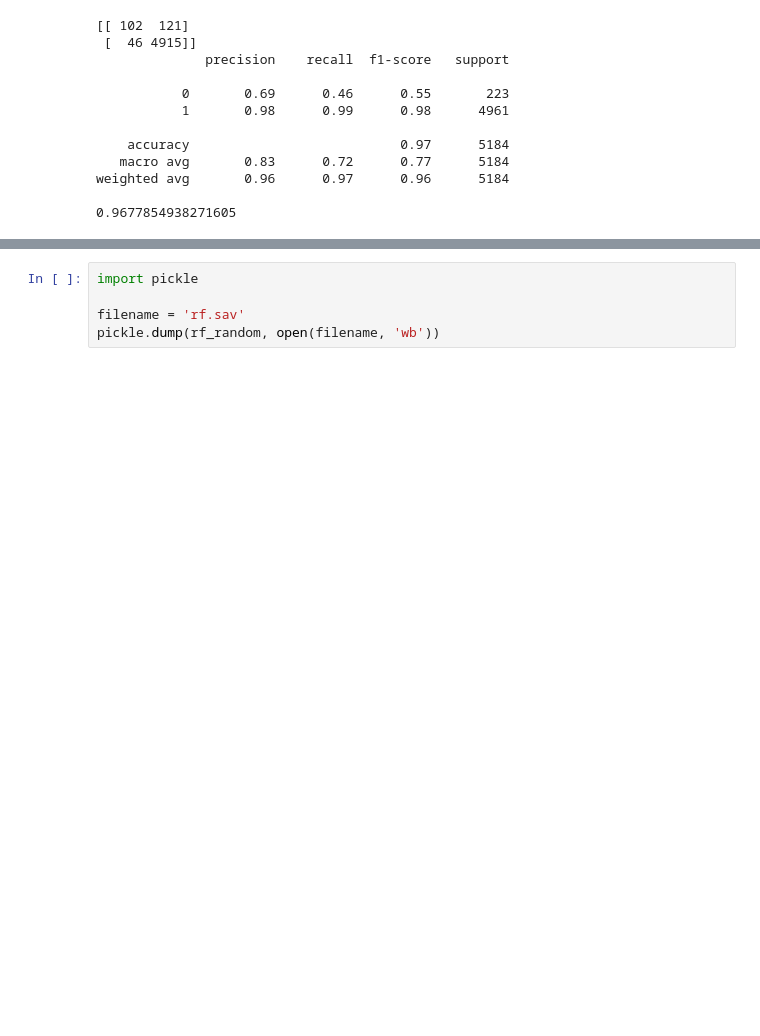
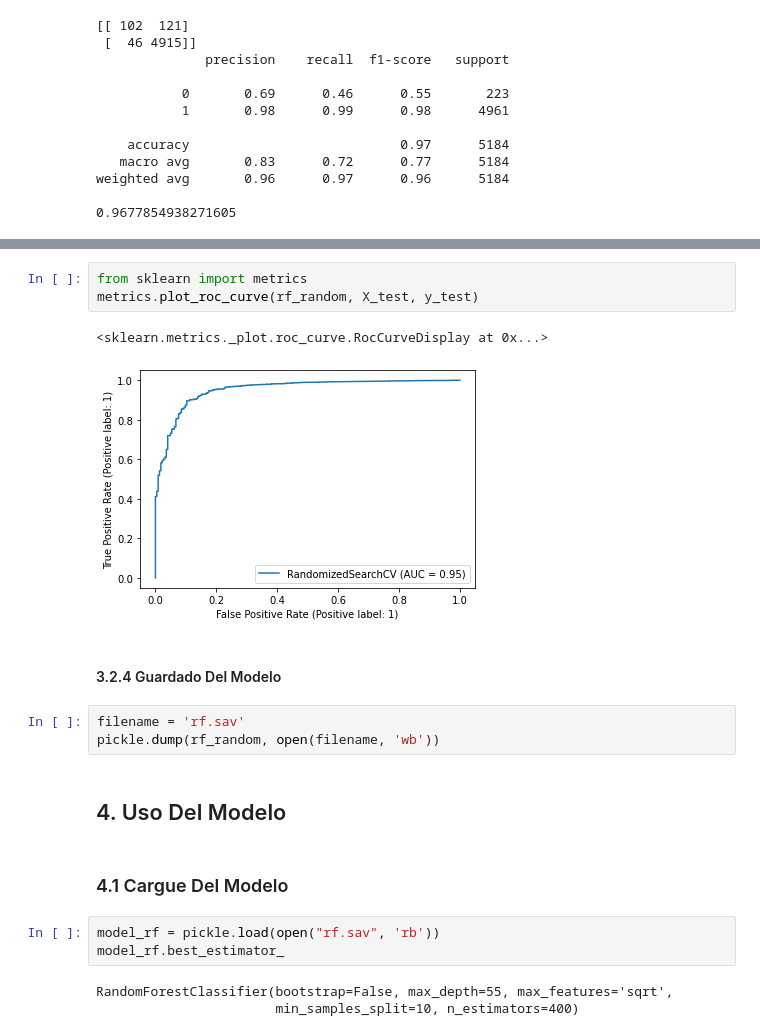
Before and after one commit to diegojeda/ODR_OCM_Identify, a Jupyter notebook: NPL Fases.ipynb, the cells around one changed output, grey strips where cells are left out. Saved outputs shown, nothing was run; the diff lists cells and outputs as text; blank space fills up the shorter version.

```diff
--- a/NPL Fases.ipynb
+++ b/NPL Fases.ipynb
@@ -383,5 +413,21 @@ f1_score(y_test, y_pred,average="weighted")
+# %%
+from sklearn import metrics
+metrics.plot_roc_curve(rf_random, X_test, y_test)
+# %% [output]
+<sklearn.metrics._plot.roc_curve.RocCurveDisplay at 0x...>
+[figure, added]
+# %% [markdown]
+#### 3.2.4 Guardado Del Modelo
 # %%
-import pickle
-
 filename = 'rf.sav'
 pickle.dump(rf_random, open(filename, 'wb'))
+# %% [markdown]
+## 4. Uso Del Modelo
+# %% [markdown]
+### 4.1 Cargue Del Modelo
+# %%
+model_rf = pickle.load(open("rf.sav", 'rb'))
+model_rf.best_estimator_
+# %% [output]
+RandomForestClassifier(bootstrap=False, max_depth=55, max_features='sqrt',
+                       min_samples_split=10, n_estimators=400)
```
Also changed, not shown: parts of 22 cells of this notebook, 1 other file.
